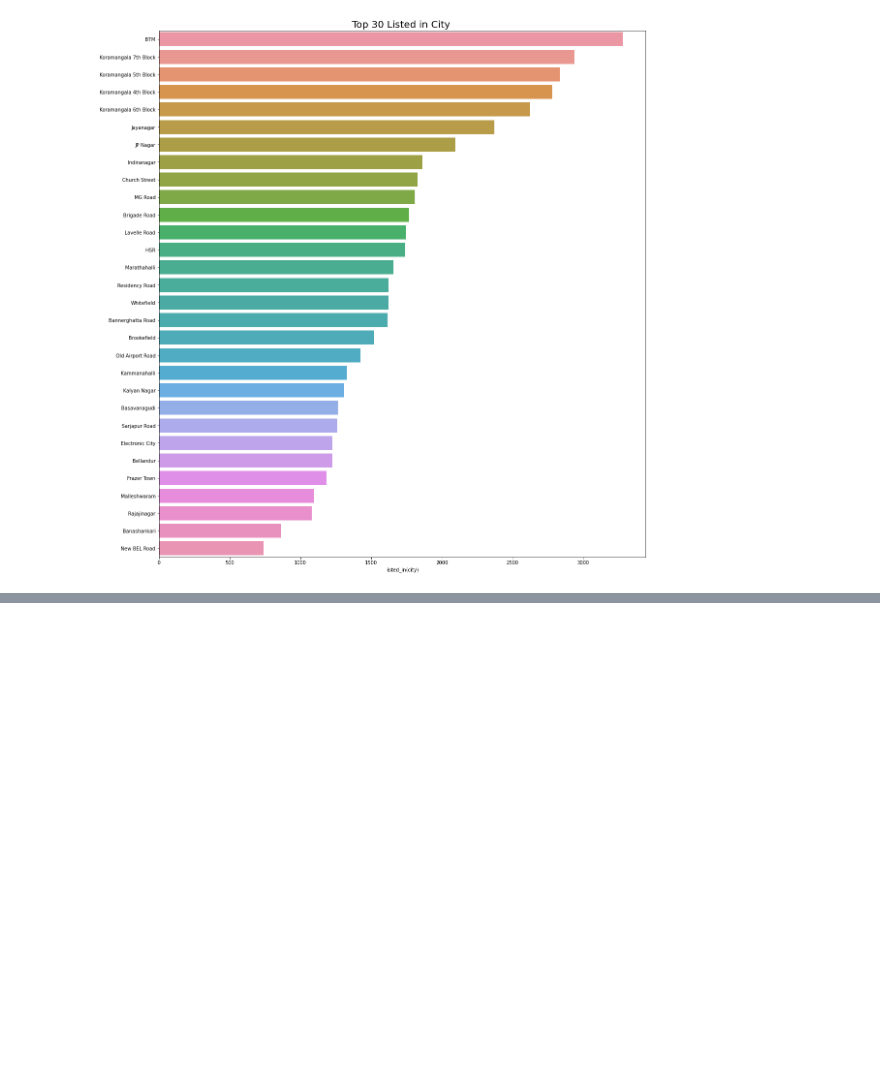
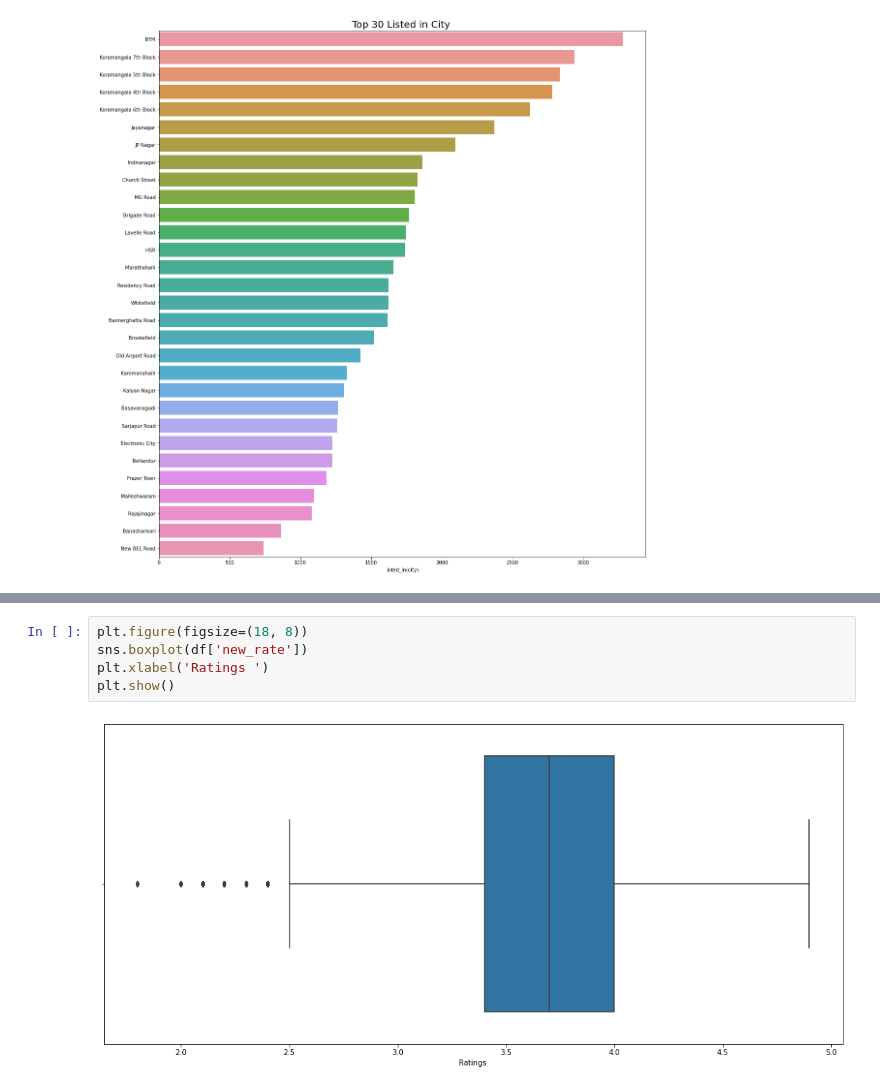
Before and after one commit to rushikeshnaik779/EDA, a Jupyter notebook: zomato_bangalore_restaurants.ipynb, the cells around one changed output, grey strips where cells are left out. Saved outputs shown, nothing was run; the diff lists cells and outputs as text; blank space fills up the shorter version.

```diff
--- a/zomato_bangalore_restaurants.ipynb
+++ b/zomato_bangalore_restaurants.ipynb
@@ -233,0 +249,7 @@ plt.show()
+# %%
+plt.figure(figsize=(18, 8))
+sns.boxplot(df['new_rate'])
+plt.xlabel('Ratings ')
+plt.show()
+# %% [output]
+[figure, added]
```
Also changed, not shown: parts of 11 cells of this notebook.
